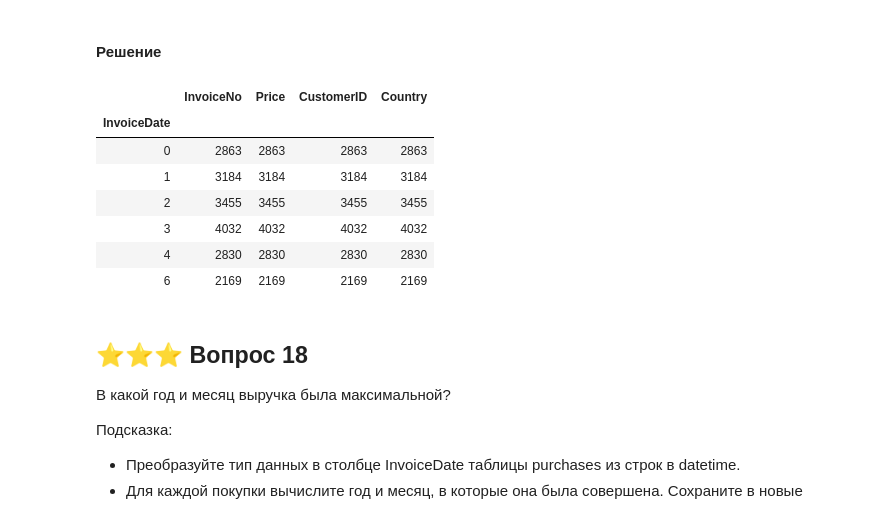
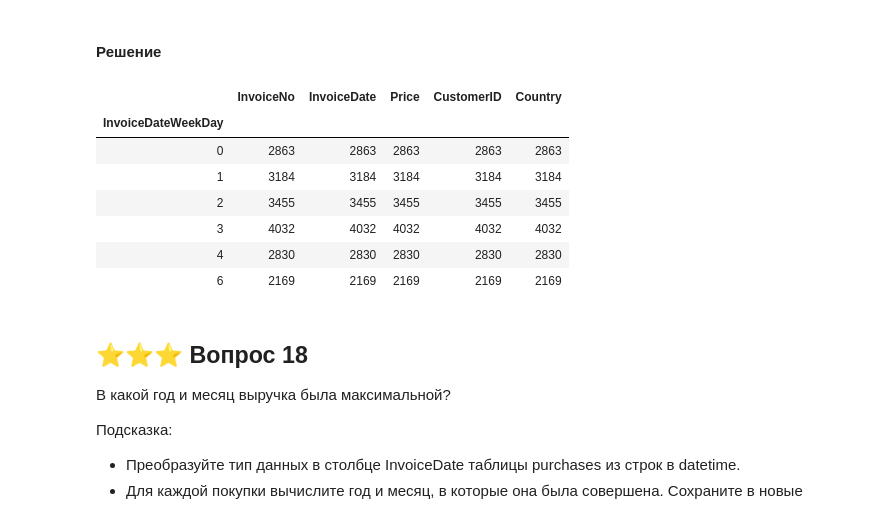
Before and after one commit to TomasHogger/python, a Jupyter notebook: exam/exam.ipynb, the cells around one changed output. Cells and saved outputs as stored; diff of their text form; code cells hidden in the pictures.

```diff
--- a/exam/exam.ipynb
+++ b/exam/exam.ipynb
@@ -239,5 +235,6 @@ purchases.Price = group.Price.sum().to_list()
 purchases.InvoiceDate = group.InvoiceDate.min().to_list()
 purchases.CustomerID = group.CustomerID.first().to_list()
 purchases.Country = group.Country.first().to_list()
-purchases.shape
+purchases = purchases.sort_values('InvoiceDate')
+purchases.shape[0]
 # %% [output]
@@ -275,17 +272,17 @@ purchases.Price.mean()
 # %%
 p_copy = purchases.copy()
 p_copy.InvoiceDate = pd.to_datetime(p_copy.InvoiceDate)
-p_copy.InvoiceDate = [x.weekday() for x in p_copy.InvoiceDate]
-p_copy.groupby('InvoiceDate').count()
+p_copy['InvoiceDateWeekDay'] = [x.weekday() for x in p_copy.InvoiceDate]
+p_copy.groupby('InvoiceDateWeekDay').count()
 # %% [output]
-|  | InvoiceNo | Price | CustomerID | Country |
-| InvoiceDate |  |  |  |  |
-| 0 | 2863 | 2863 | 2863 | 2863 |
-| 1 | 3184 | 3184 | 3184 | 3184 |
-| 2 | 3455 | 3455 | 3455 | 3455 |
-| 3 | 4032 | 4032 | 4032 | 4032 |
-| 4 | 2830 | 2830 | 2830 | 2830 |
-| 6 | 2169 | 2169 | 2169 | 2169 |
+|  | InvoiceNo | InvoiceDate | Price | CustomerID | Country |
+| InvoiceDateWeekDay |  |  |  |  |  |
+| 0 | 2863 | 2863 | 2863 | 2863 | 2863 |
+| 1 | 3184 | 3184 | 3184 | 3184 | 3184 |
+| 2 | 3455 | 3455 | 3455 | 3455 | 3455 |
+| 3 | 4032 | 4032 | 4032 | 4032 | 4032 |
+| 4 | 2830 | 2830 | 2830 | 2830 | 2830 |
+| 6 | 2169 | 2169 | 2169 | 2169 | 2169 |
 # %% [markdown]
 ## ⭐️⭐️⭐️ Вопрос 18
 
```
Also changed, not shown: parts of 18 cells of this notebook.
